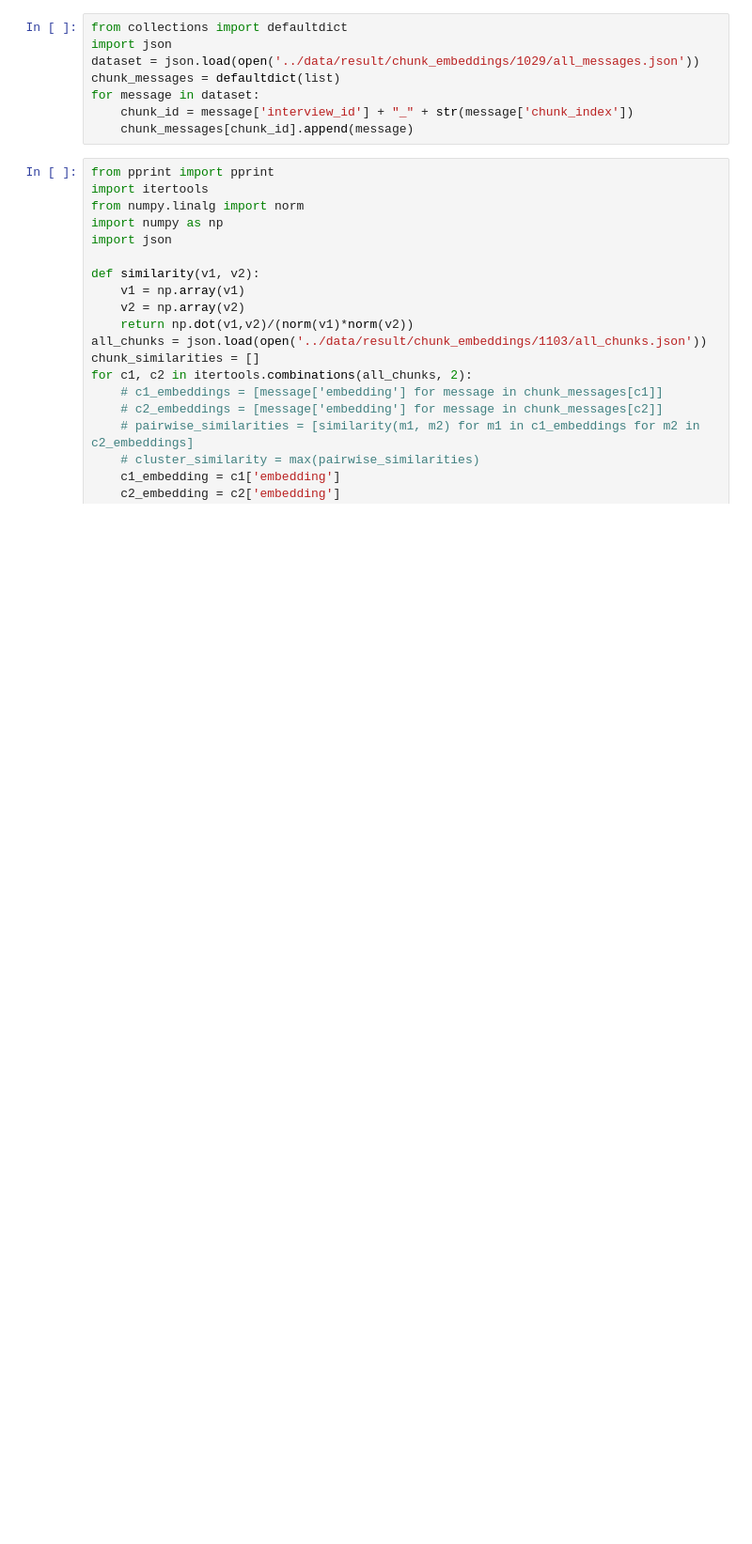
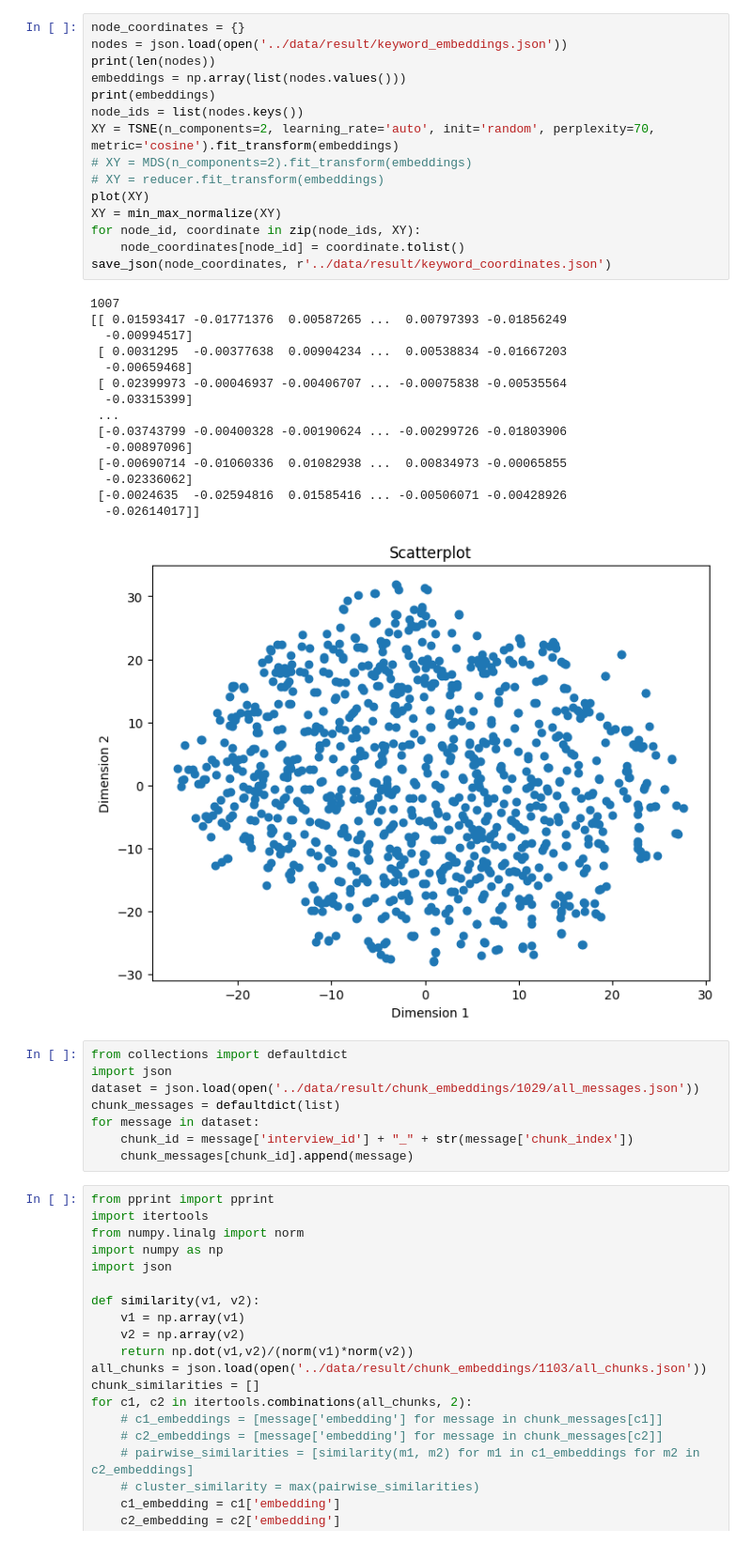
Before and after one commit to SamLee-dedeboy/GreenMine, a Jupyter notebook: prompts/dr.ipynb, the cells around one changed output. Shown at 94% size. Saved outputs shown, nothing was run; the diff lists cells and outputs as text; blank space fills up the shorter version.

```diff
--- a/prompts/dr.ipynb
+++ b/prompts/dr.ipynb
@@ -44,3 +128,34 @@ def save_json(data, filepath=r'new_data.json'):
+# %%
+node_coordinates = {}
+nodes = json.load(open('../data/result/keyword_embeddings.json'))
+print(len(nodes))
+embeddings = np.array(list(nodes.values()))
+print(embeddings)
+node_ids = list(nodes.keys())
+XY = TSNE(n_components=2, learning_rate='auto', init='random', perplexity=70, metric='cosine').fit_transform(embeddings)
+# XY = MDS(n_components=2).fit_transform(embeddings)
+# XY = reducer.fit_transform(embeddings)
+plot(XY)
+XY = min_max_normalize(XY)
+for node_id, coordinate in zip(node_ids, XY):
+    node_coordinates[node_id] = coordinate.tolist()
+save_json(node_coordinates, r'../data/result/keyword_coordinates.json')
+# %% [output]
+1007
+[[ 0.01593417 -0.01771376  0.00587265 ...  0.00797393 -0.01856249
+  -0.00994517]
+ [ 0.0031295  -0.00377638  0.00904234 ...  0.00538834 -0.01667203
+  -0.00659468]
+ [ 0.02399973 -0.00046937 -0.00406707 ... -0.00075838 -0.00535564
+  -0.03315399]
+ ...
+ [-0.03743799 -0.00400328 -0.00190624 ... -0.00299726 -0.01803906
+  -0.00897096]
+ [-0.00690714 -0.01060336  0.01082938 ...  0.00834973 -0.00065855
+  -0.02336062]
+ [-0.0024635  -0.02594816  0.01585416 ... -0.00506071 -0.00428926
+  -0.02614017]]
+[figure, added]
 # %%
 from collections import defaultdict
 import json
```
Also changed, not shown: parts of 7 cells of this notebook, 16 other files.
